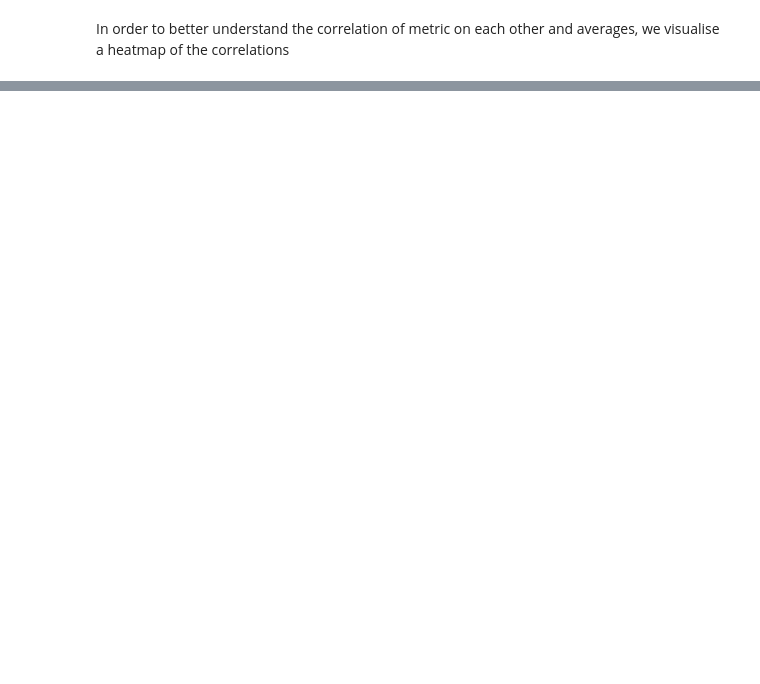
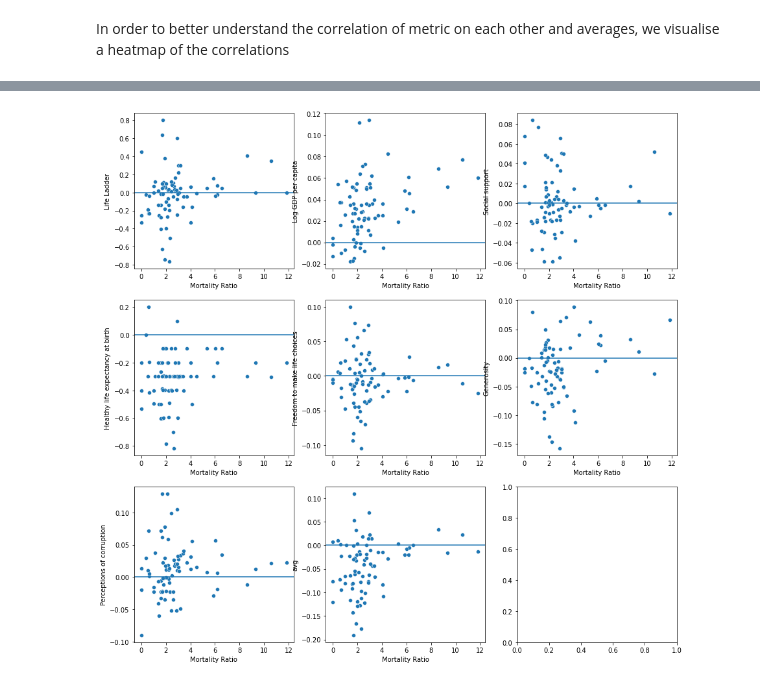
Before and after one commit to nemote95/Kaggle-playground, a Jupyter notebook: world happiness.ipynb, the cells around one changed output, grey strips where cells are left out. Cells and saved outputs as stored; diff of their text form; code cells hidden in the pictures; blank space fills up the shorter version.

```diff
--- a/world happiness.ipynb
+++ b/world happiness.ipynb
@@ -189,0 +200,4 @@ plt.show()
+# %%
+covid_cases_path = path + "//input//global_covid19_mortality_rates.csv"
+covid_cases = pd.read_csv(covid_cases_path)
+covid_cases.head()
@@ -189,0 +211,4 @@ plt.show()
+# %%
+covid_case_by_country = covid_cases.set_index("Country")[["Confirmed", "Deaths", "Mortality Ratio"]]
+world_happines_covid_case = difference.join(covid_case_by_country)
+world_happines_covid_case.head()
@@ -189,0 +223,11 @@ plt.show()
+# %%
+
+filtered = world_happines_covid_case
+fig, axes = plt.subplots(3,3,figsize=(15,15))
+for col_num,col in enumerate(happiness_data.columns[2:]):
+    graph = sns.scatterplot(x=filtered['Mortality Ratio'], y=filtered[col], ax=axes[col_num//3,col_num%3])
+    graph.axhline(0)
+
+plt.show()
+# %% [output]
+[figure, added]
```
Also changed, not shown: parts of 10 cells of this notebook, 2 other files.
